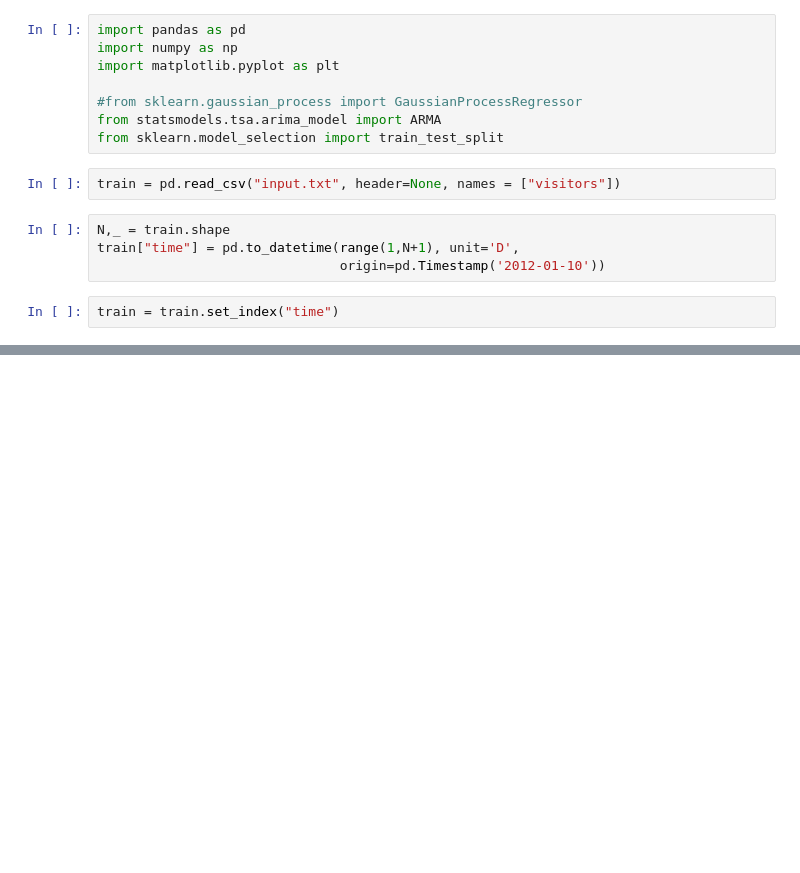
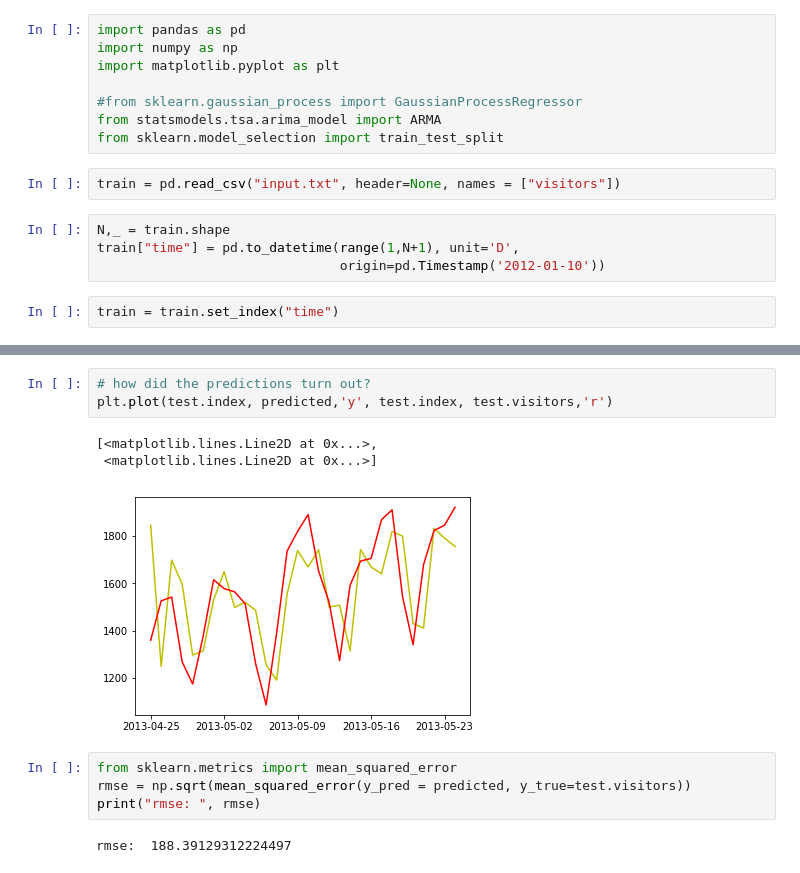
Before and after one commit to robineriksson/HackerRankSolutions, a Jupyter notebook: webtrafic/timeseries_webtrafic.ipynb, the cells around one changed output, grey strips where cells are left out. Drawn from its saved outputs; the diff is of its cells as text; blank space fills up the shorter version.

```diff
--- a/webtrafic/timeseries_webtrafic.ipynb
+++ b/webtrafic/timeseries_webtrafic.ipynb
@@ -48,0 +56,13 @@ dtype: float64
+# %%
+# how did the predictions turn out?
+plt.plot(test.index, predicted,'y', test.index, test.visitors,'r')
+# %% [output]
+[<matplotlib.lines.Line2D at 0x...>,
+ <matplotlib.lines.Line2D at 0x...>]
+[figure, added]
+# %%
+from sklearn.metrics import mean_squared_error
+rmse = np.sqrt(mean_squared_error(y_pred = predicted, y_true=test.visitors))
+print("rmse: ", rmse)
+# %% [output]
+rmse:  188.39129312224497
```
Also changed, not shown: parts of 13 cells of this notebook.
